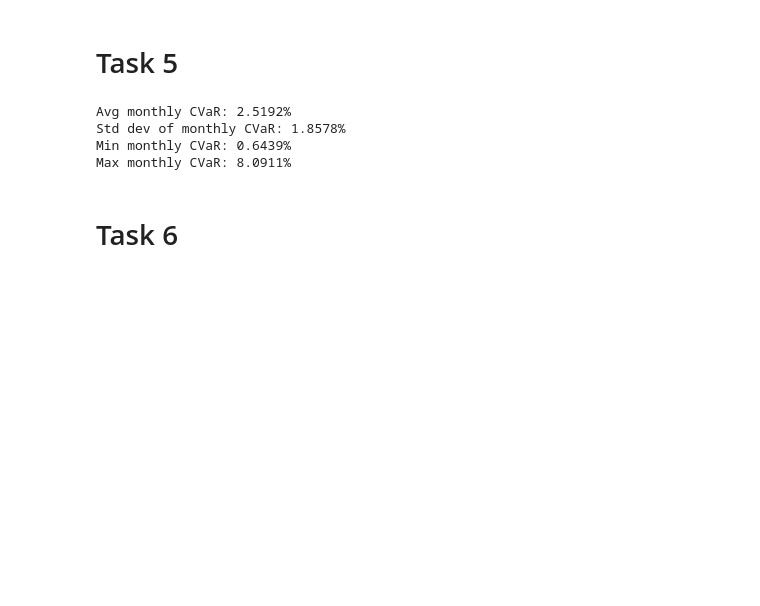
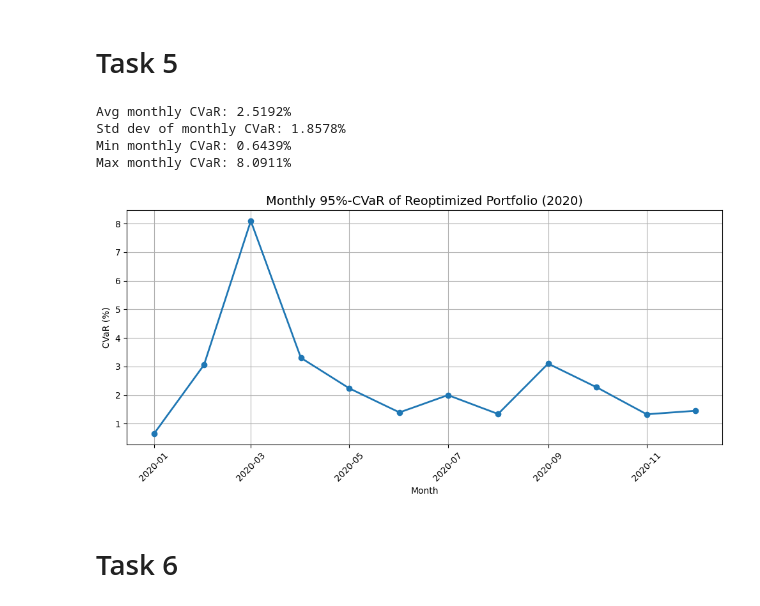
Before and after one commit to ethandavenport/Optimization-I-Proj1, a Jupyter notebook: optimizer.ipynb, the cells around one changed output. Cells and saved outputs as stored; diff of their text form; code cells hidden in the pictures; blank space fills up the shorter version.

```diff
--- a/optimizer.ipynb
+++ b/optimizer.ipynb
@@ -720,5 +721,24 @@ Avg monthly CVaR: 2.5192%
 Std dev of monthly CVaR: 1.8578%
 Min monthly CVaR: 0.6439%
 Max monthly CVaR: 8.0911%
+# %%
+import matplotlib.pyplot as plt
+import pandas as pd
+
+# Convert monthly_cvars to Series with datetime index
+monthly_cvar_series = pd.Series(monthly_cvars, index=monthly_dates.to_timestamp())
+
+# Line plot of monthly CVaR
+plt.figure(figsize=(10, 5))
+plt.plot(monthly_cvar_series.index, monthly_cvar_series * 100, marker='o', linewidth=2)
+plt.title("Monthly 95%-CVaR of Reoptimized Portfolio (2020)", fontsize=14)
+plt.ylabel("CVaR (%)")
+plt.xlabel("Month")
+plt.grid(True)
+plt.xticks(rotation=45)
+plt.tight_layout()
+plt.show()
+# %% [output]
+[figure, added]
 # %% [markdown]
 # Task 6
```
Also changed, not shown: parts of 4 cells of this notebook.
